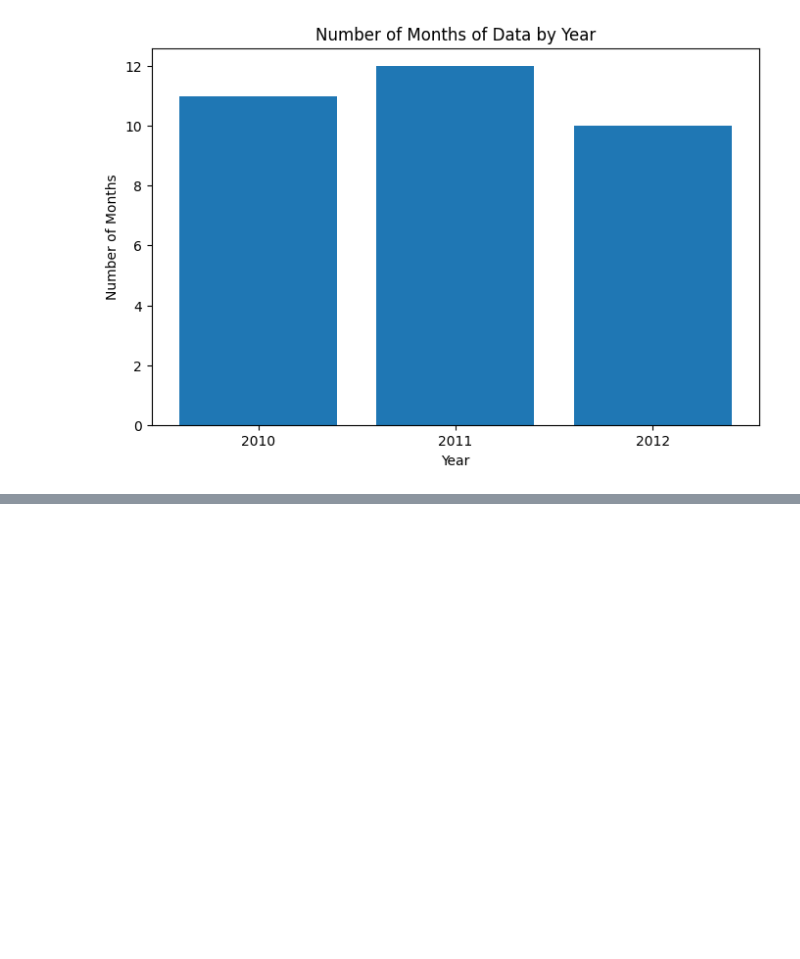
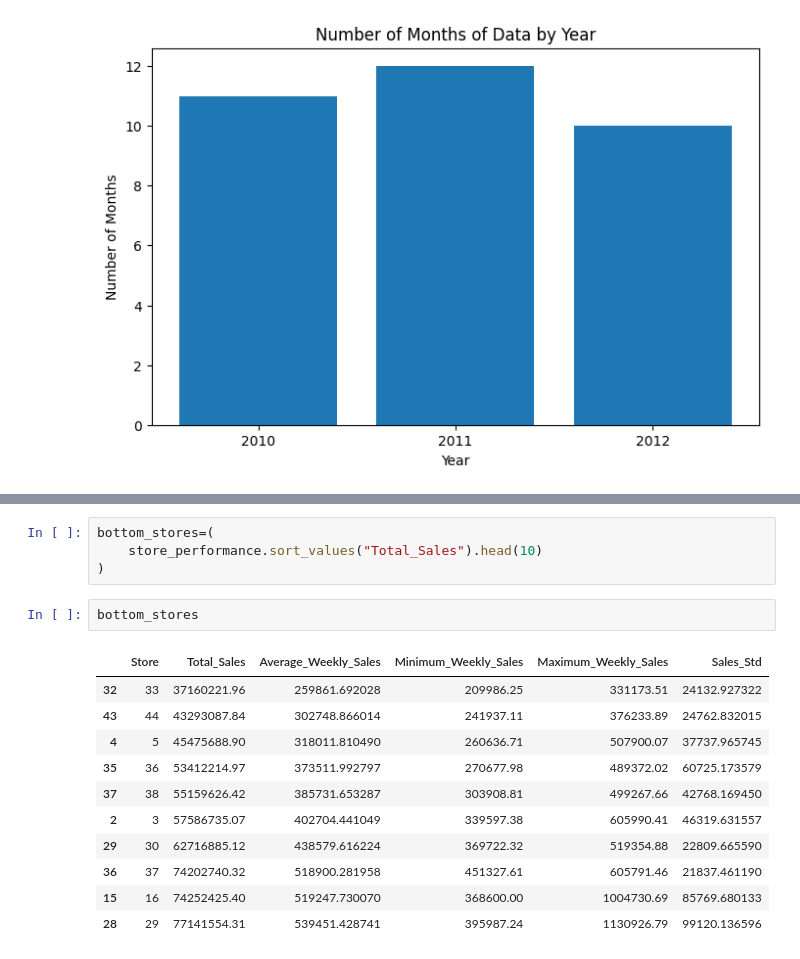
Before and after one commit to rangadaschakravarthy/Walmart-Sales-Analysis, a Jupyter notebook: notebooks/02_eda.ipynb, the cells around one changed output, grey strips where cells are left out. Cells and saved outputs as stored; diff of their text form; blank space fills up the shorter version.

```diff
--- a/notebooks/02_eda.ipynb
+++ b/notebooks/02_eda.ipynb
@@ -808,0 +873,18 @@ plt.show()
+# %%
+bottom_stores=(
+    store_performance.sort_values("Total_Sales").head(10)
+)
+# %%
+bottom_stores
+# %% [output]
+|  | Store | Total_Sales | Average_Weekly_Sales | Minimum_Weekly_Sales | Maximum_Weekly_Sales | Sales_Std |
+| 32 | 33 | 37160221.96 | 259861.692028 | 209986.25 | 331173.51 | 24132.927322 |
+| 43 | 44 | 43293087.84 | 302748.866014 | 241937.11 | 376233.89 | 24762.832015 |
+| 4 | 5 | 45475688.90 | 318011.810490 | 260636.71 | 507900.07 | 37737.965745 |
+| 35 | 36 | 53412214.97 | 373511.992797 | 270677.98 | 489372.02 | 60725.173579 |
+| 37 | 38 | 55159626.42 | 385731.653287 | 303908.81 | 499267.66 | 42768.169450 |
+| 2 | 3 | 57586735.07 | 402704.441049 | 339597.38 | 605990.41 | 46319.631557 |
+| 29 | 30 | 62716885.12 | 438579.616224 | 369722.32 | 519354.88 | 22809.665590 |
+| 36 | 37 | 74202740.32 | 518900.281958 | 451327.61 | 605791.46 | 21837.461190 |
+| 15 | 16 | 74252425.40 | 519247.730070 | 368600.00 | 1004730.69 | 85769.680133 |
+| 28 | 29 | 77141554.31 | 539451.428741 | 395987.24 | 1130926.79 | 99120.136596 |
```
Also changed, not shown: parts of 9 cells of this notebook, 3 other files.
